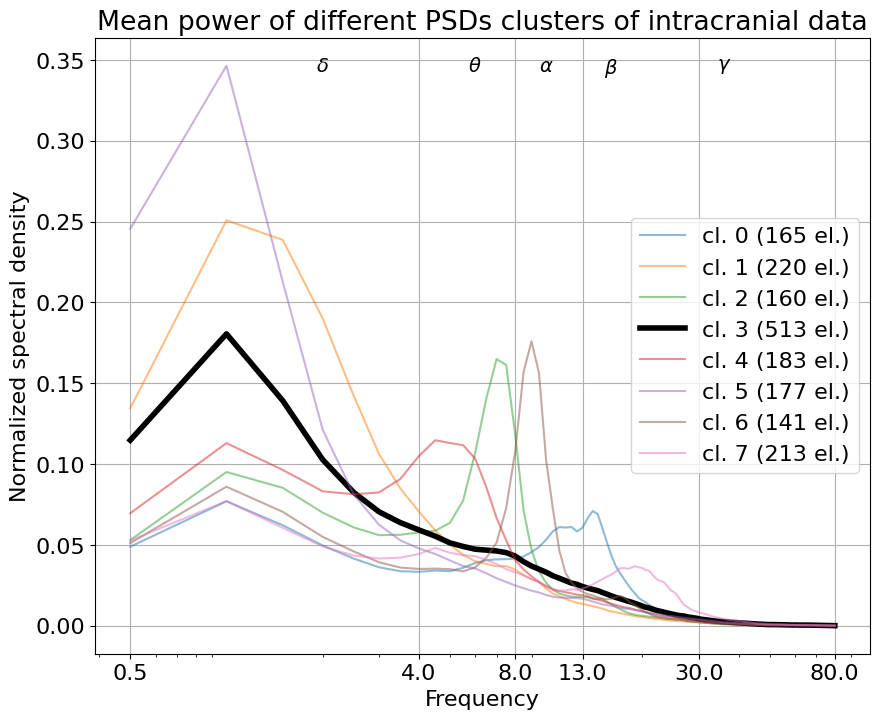
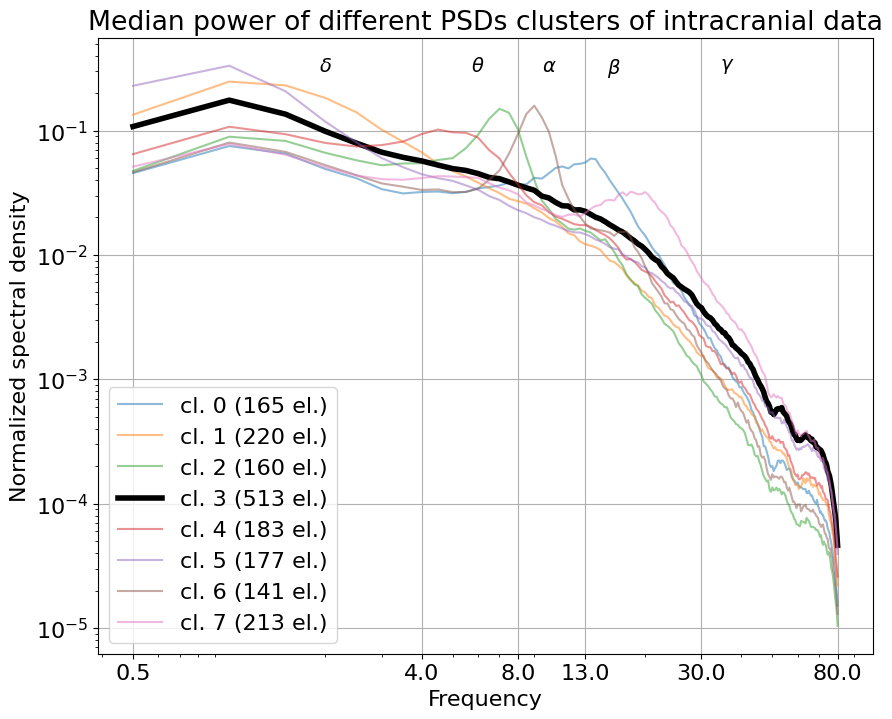
Code edit (unified diff) that turned the first committed figure into the second:
--- before
+++ after
@@ -5,5 +5,7 @@
 
 # Stage 2: cluster
-psd_clust = compute_clusters(psd.drop(["Region name", "Lobe"], axis=1), n_clusters=8, random_seed=seed)
+psd_clust = compute_clusters(
+    psd.drop(["Region name", "Lobe"], axis=1), n_clusters=8, random_seed=seed
+)
 smal = identify_small_clusters(psd_clust, summary=NO_PEAK_SUMMARY)
 no_peak_df, _ = get_no_peak(psd_clust, smal, summary=NO_PEAK_SUMMARY)
@@ -15,3 +17,8 @@
 
 # Stage 4: plot any of these independently, in any order
-plot_clusters(psd_clust, f, dataset, smal, nopeak=smal[0] if smal else None, summary=PLOT_SUMMARY)
+fig, _ = plot_clusters(
+    psd_clust, f, dataset, smal, nopeak=smal[0] if smal else None, summary=PLOT_SUMMARY, 
+    log_y = True
+)
+
+fig.savefig("ieeg_clusters.png", dpi=600, bbox_inches="tight")  # raster fallback

Commit: more edits to figures